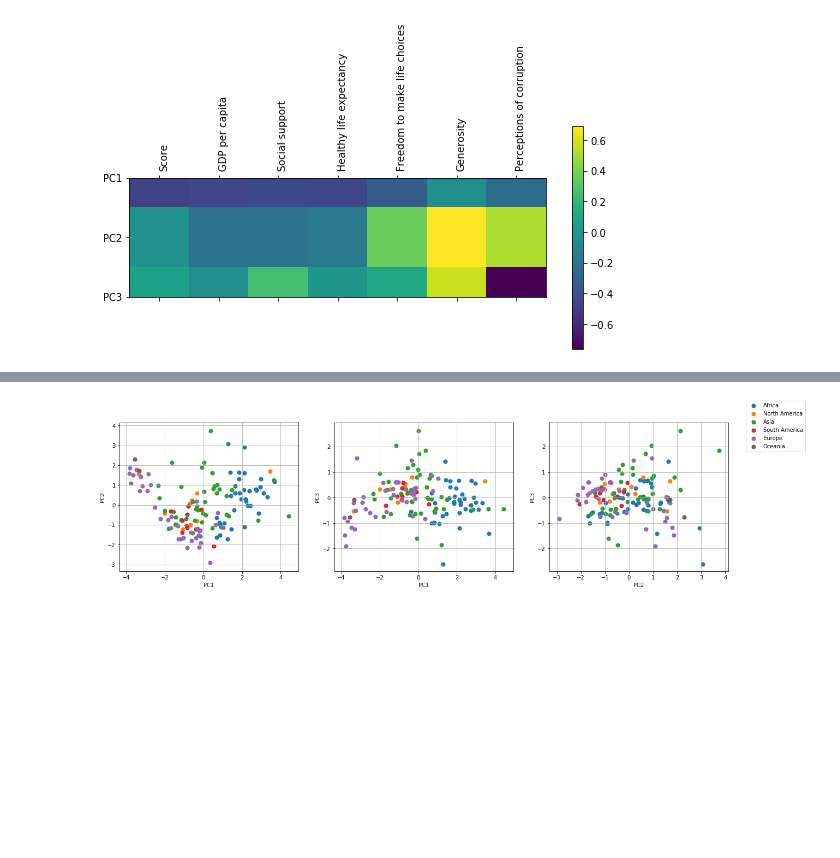
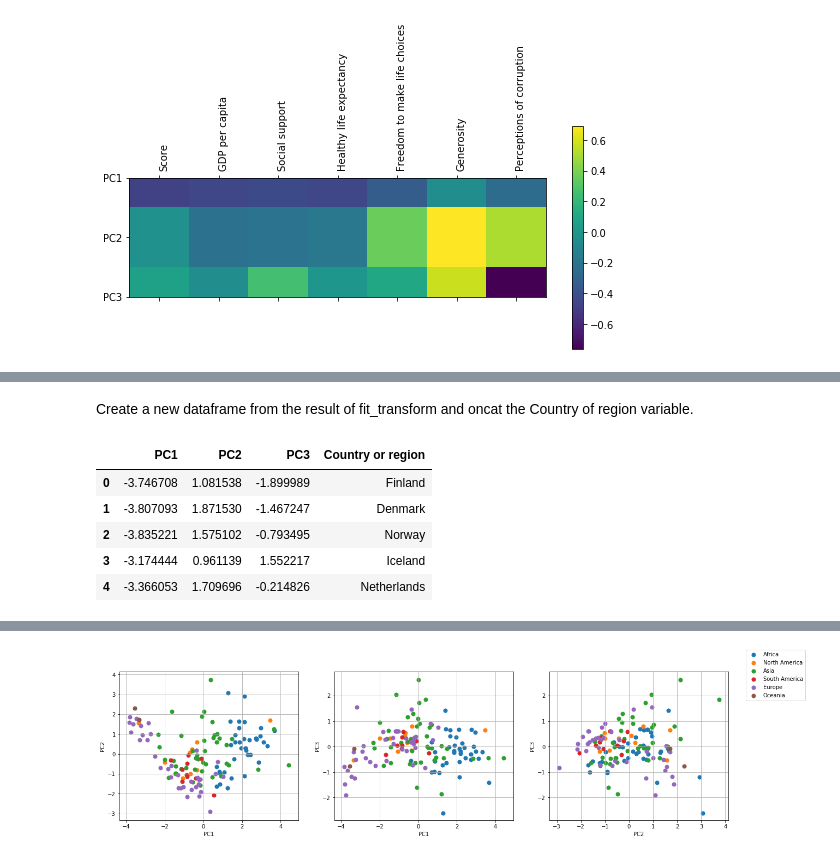
Before and after one commit to rootstrap/ml-training, a Jupyter notebook: dimension_reduction.ipynb, the cells around one changed output, grey strips where cells are left out. Drawn from its saved outputs; the diff is of its cells as text; code cells hidden in the pictures; blank space fills up the shorter version.

```diff
--- a/dimension_reduction.ipynb
+++ b/dimension_reduction.ipynb
@@ -153,0 +238,4 @@ There are some exceptions:
+# %%
+pca = PCA(n_components=n_components)
+pcs = pca.fit(x)
+pd.DataFrame(data=pcs.components_, columns = features.columns, index=['PC1', 'PC2', 'PC3'])
@@ -153,0 +247,13 @@ There are some exceptions:
+# %% [markdown]
+Create a new dataframe from the result of fit_transform and oncat the Country of region variable.
+# %%
+pca_df = pd.DataFrame(data = pca.fit_transform(x), columns = components_names)
+pca_df = pd.concat([pca_df, df['Country or region']], axis = 1)
+pca_df.head()
+# %% [output]
+|  | PC1 | PC2 | PC3 | Country or region |
+| 0 | -3.746708 | 1.081538 | -1.899989 | Finland |
+| 1 | -3.807093 | 1.871530 | -1.467247 | Denmark |
+| 2 | -3.835221 | 1.575102 | -0.793495 | Norway |
+| 3 | -3.174444 | 0.961139 | 1.552217 | Iceland |
+| 4 | -3.366053 | 1.709696 | -0.214826 | Netherlands |
```
Also changed, not shown: parts of 68 cells of this notebook.
